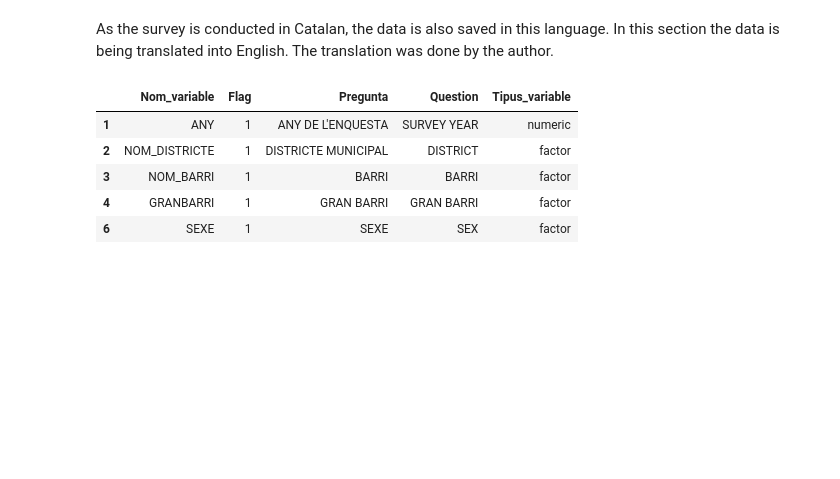
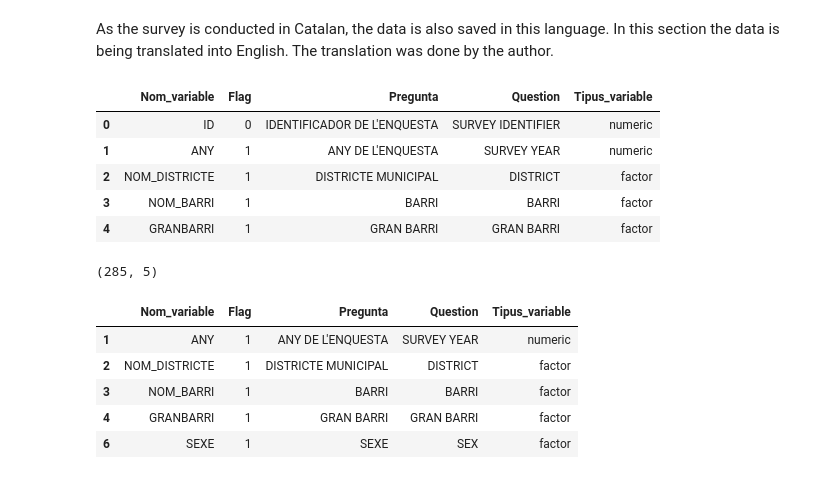
Before and after one commit to abednarczuk/MasterThesis, a Jupyter notebook: 01_Survey_data_EDA.ipynb, the cells around one changed output. Drawn from its saved outputs; the diff is of its cells as text; code cells hidden in the pictures; blank space fills up the shorter version.

```diff
--- a/01_Survey_data_EDA.ipynb
+++ b/01_Survey_data_EDA.ipynb
@@ -65,7 +104,20 @@ survey.groupby(['ANY']).size().plot.bar()
 As the survey is conducted in Catalan, the data is also saved in this language. In this section the data is being translated into English. The translation was done by the author.
 # %%
 # Reading questions dataset with a flag indicating if the question is relevant for further analysis
-questions = pd.read_excel('data/survey/survey_filtered/2019_r19006_ESM_Evolucio_BDD_Metainformacio_Preguntes_v1_0.xlsx')
+questions = pd.read_excel('../data/survey/survey_filtered/2019_r19006_ESM_Evolucio_BDD_Metainformacio_Preguntes_v1_0.xlsx')
+# %%
+questions.head()
+# %% [output]
+|  | Nom_variable | Flag | Pregunta | Question | Tipus_variable |
+| 0 | ID | 0 | IDENTIFICADOR DE L'ENQUESTA | SURVEY IDENTIFIER | numeric |
+| 1 | ANY | 1 | ANY DE L'ENQUESTA | SURVEY YEAR | numeric |
+| 2 | NOM_DISTRICTE | 1 | DISTRICTE MUNICIPAL | DISTRICT | factor |
+| 3 | NOM_BARRI | 1 | BARRI | BARRI | factor |
+| 4 | GRANBARRI | 1 | GRAN BARRI | GRAN BARRI | factor |
+# %%
+questions.shape
+# %% [output]
+(285, 5)
 # %%
 # Filtering out unnecessary questions
 questions = questions.query('Flag == 1')
```
Also changed, not shown: parts of 146 cells of this notebook.
